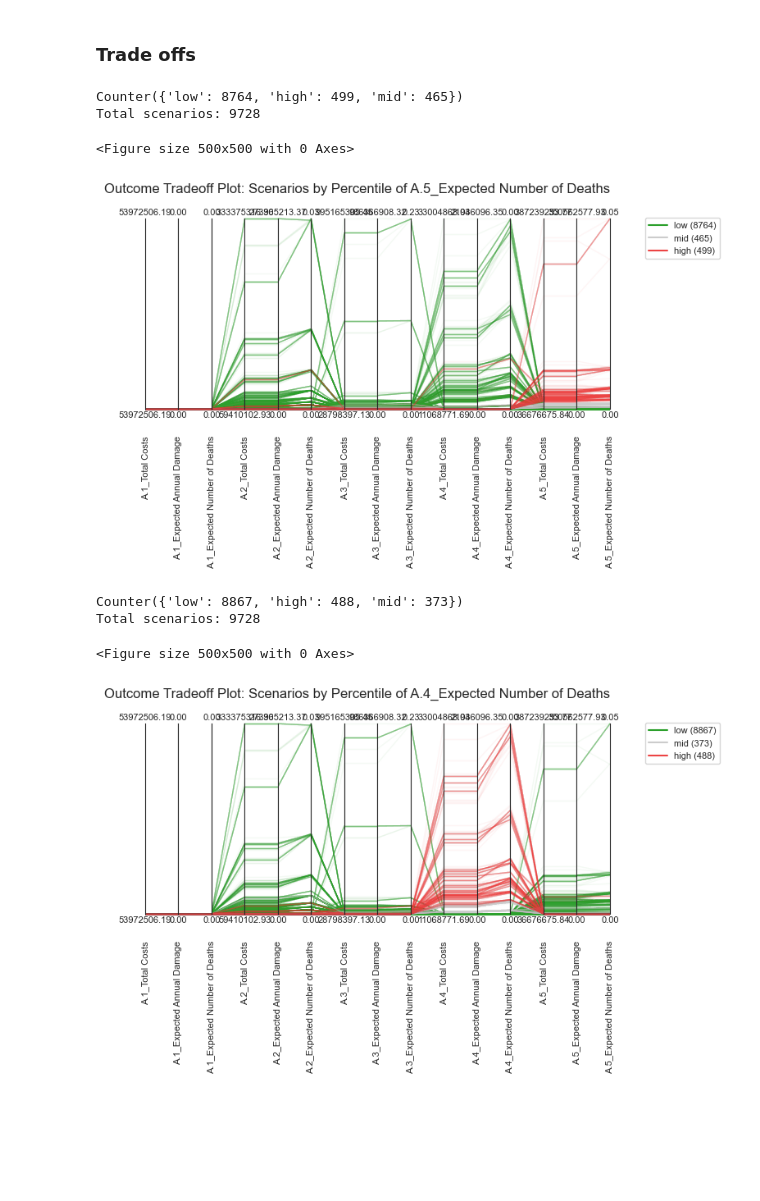
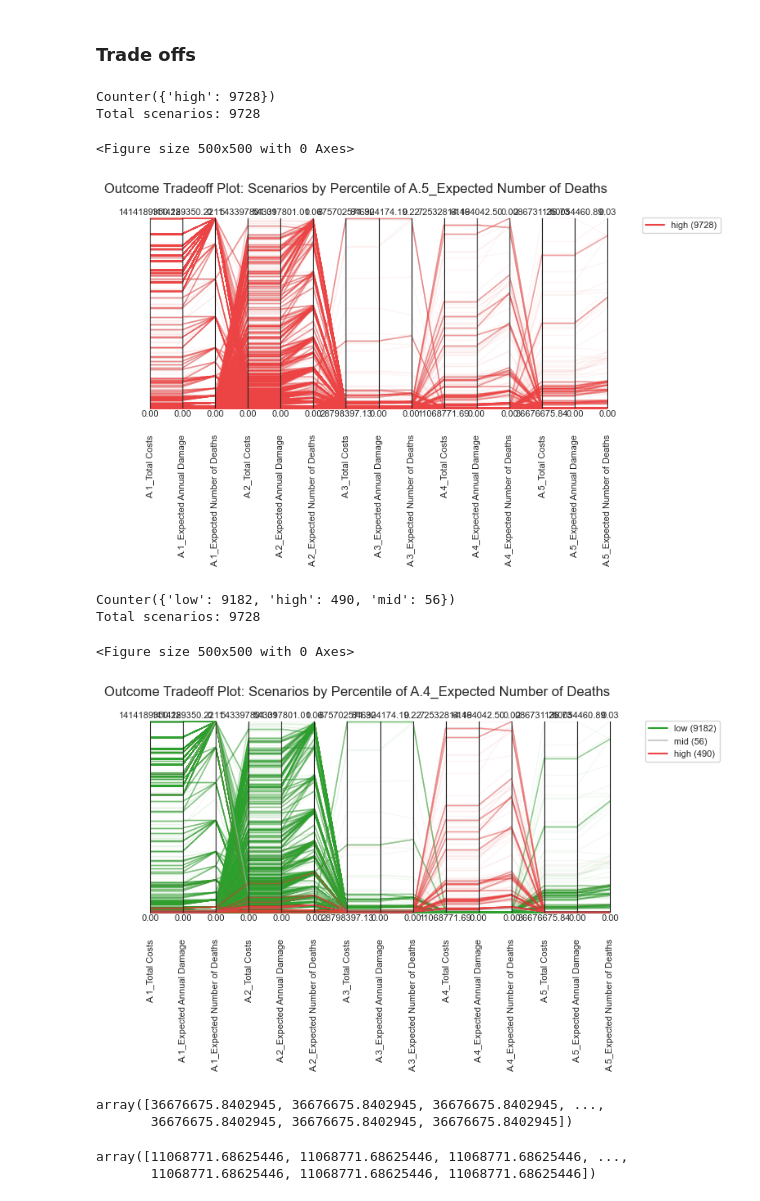
Before and after one commit to movephutthaphaiboon/epa141a-flood-policy-optimization-overijssel, a Jupyter notebook: final assignment/2_QuickTestPolicy_MultiScenario.ipynb, the cells around one changed output. Cells and saved outputs as stored; diff of their text form; code cells hidden in the pictures; blank space fills up the shorter version.

Commit message:
upload final policy

```diff
--- a/final assignment/2_QuickTestPolicy_MultiScenario.ipynb
+++ b/final assignment/2_QuickTestPolicy_MultiScenario.ipynb
@@ -76,6 +79,7 @@ save_results(results, 'results/data/GSA_PF{}_S{}_P{}_PolicyTest.tar.gz'.format(p
 pf = 6
 n_scenario = 2**8
 n_policy = 1
+policy_name = 'PolicyTest_RWS4'
 
 ######## Initialize Model
 model, steps = get_model_for_problem_formulation(pf)
@@ -83,5 +87,5 @@ uncertainties = model.uncertainties
 levers = model.levers
 
 # Load Results
-results = load_results('results/data/GSA_PF{}_S{}_P{}_PolicyTest.tar.gz'.format(pf, n_scenario, n_policy))
+results = load_results(f'results/policy_to_test/GSA_PF{pf}_S{n_scenario}_P{n_policy}_{policy_name}.tar.gz')
 # %% [output]
@@ -290,16 +308,26 @@ def plot_scenarios_by_percentile(outcomes, outcome_label, low=0, high=95):
     plt.show()
 # %%
 # Example usage:
-plot_scenarios_by_percentile(outcomes, "A.5_Expected Number of Deaths", low=90, high=95)
+plot_scenarios_by_percentile(outcomes, "A.5_Expected Number of Deaths", low=30, high=95)
 # %% [output]
-Counter({'low': 8764, 'high': 499, 'mid': 465})
+Counter({'high': 9728})
 Total scenarios: 9728
 <Figure size 500x500 with 0 Axes>
-[figure, old version]
+[figure, new version]
 # %%
-plot_scenarios_by_percentile(outcomes, "A.4_Expected Number of Deaths", low=90, high=95)
+plot_scenarios_by_percentile(outcomes, "A.4_Expected Number of Deaths", low=25, high=95)
 # %% [output]
-Counter({'low': 8867, 'high': 488, 'mid': 373})
+Counter({'low': 9182, 'high': 490, 'mid': 56})
 Total scenarios: 9728
 <Figure size 500x500 with 0 Axes>
-[figure, old version]
+[figure, new version]
+# %%
+outcomes["A.5_Dike Investment Costs"]
+# %% [output]
+array([36676675.8402945, 36676675.8402945, 36676675.8402945, ...,
+       36676675.8402945, 36676675.8402945, 36676675.8402945])
+# %%
+outcomes["A.4_Dike Investment Costs"]
+# %% [output]
+array([11068771.68625446, 11068771.68625446, 11068771.68625446, ...,
+       11068771.68625446, 11068771.68625446, 11068771.68625446])
```
Also changed, not shown: parts of 6 cells of this notebook.
